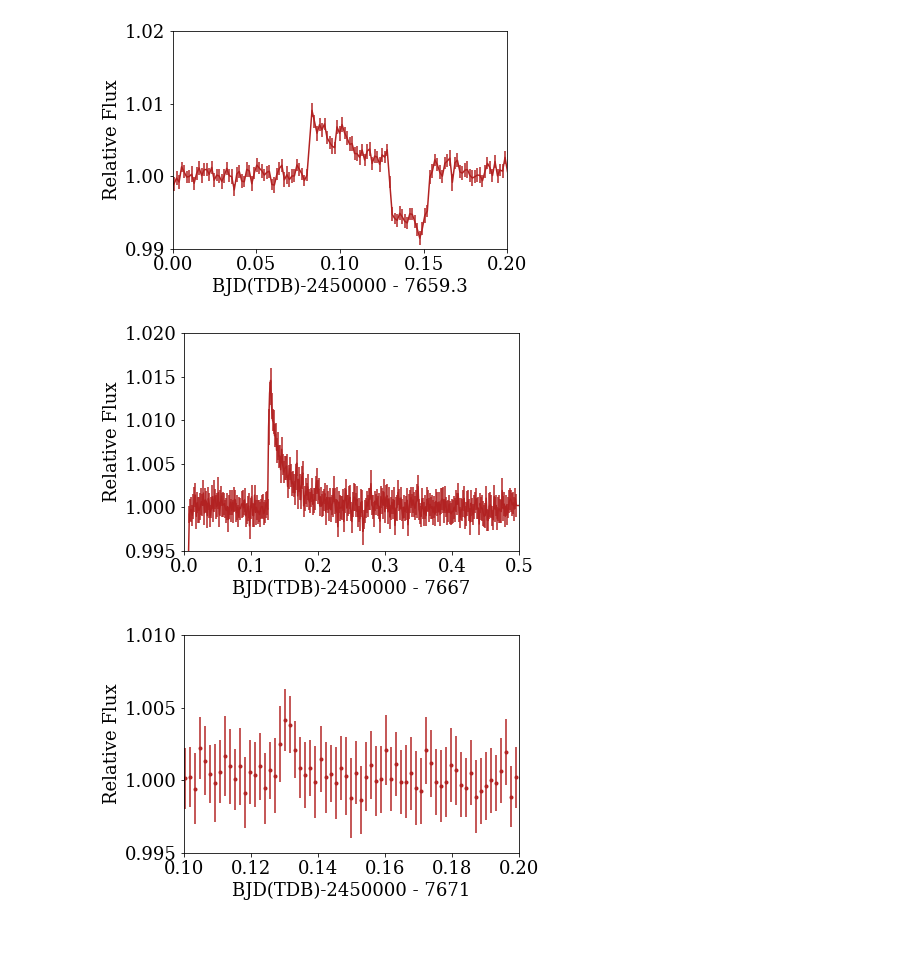
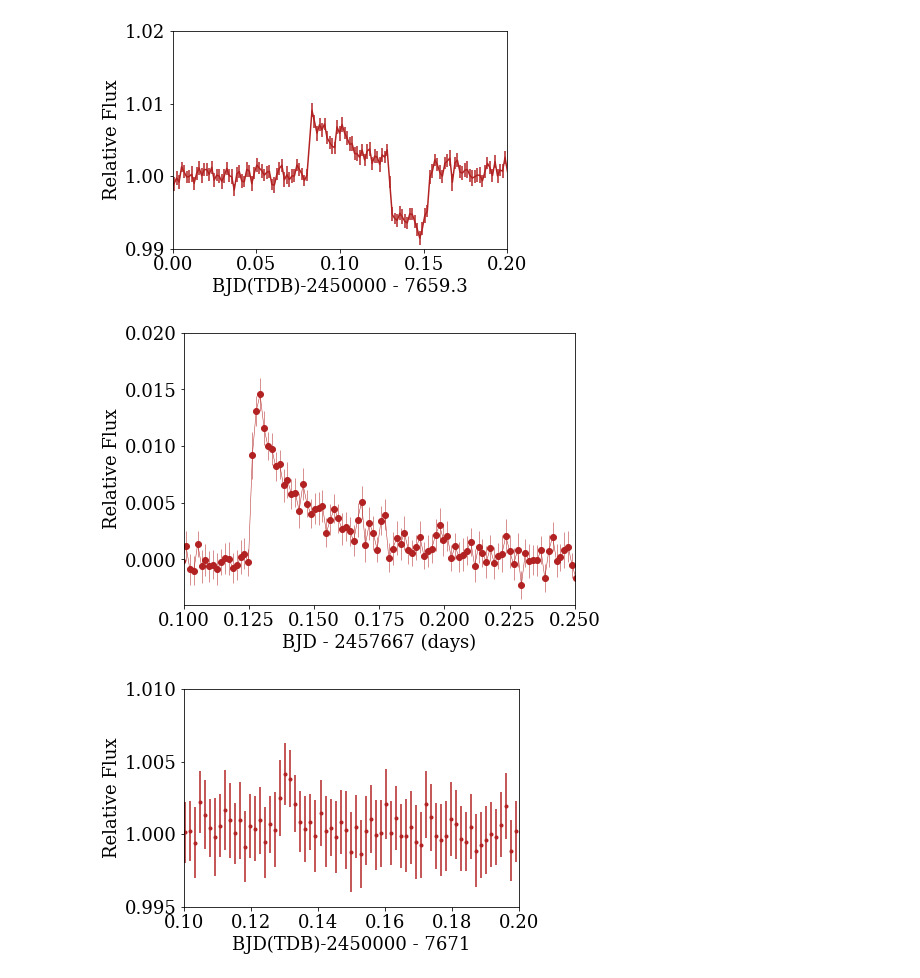
Before and after one commit to jradavenport/trappist1_IRflares, a Jupyter notebook: explore.ipynb, the cells around one changed output. Cells and saved outputs as stored; diff of their text form; code cells hidden in the pictures; blank space fills up the shorter version.

Commit message:
tweak figures

```diff
--- a/explore.ipynb
+++ b/explore.ipynb
@@ -42,14 +42,15 @@ plt.savefig('trappist1_flare2.png', dpi=150, bbox_inches='tight', pad_inches=0.2
 # %% [output]
 [figure]
 # %%
-plt.errorbar(df['time']-7667, df['flux'], df['error'], c='FireBrick');
-plt.xlim(0,.5);
-plt.ylim(.995,1.02);
-plt.xlabel('BJD(TDB)-2450000 - 7667');
+plt.figure(figsize=(7,5))
+plt.errorbar(df['time']-7667, df['flux']-1, df['error'], c='FireBrick', marker='o', lw=0.5);
+plt.xlim(0.1,.25);
+plt.ylim(-.004,.02);
+plt.xlabel('BJD - 2457667 (days)');
 plt.ylabel('Relative Flux');
-plt.savefig('trappist1_flare3.png', dpi=150, bbox_inches='tight', pad_inches=0.25)
+plt.savefig('trappist1_flare3.pdf', dpi=150, bbox_inches='tight', pad_inches=0.25)
 # %% [output]
-[figure, old version]
+[figure, new version]
 # %%
 # A 4th little flare
 plt.errorbar(df['time']-7671, df['flux'], df['error'], marker='.', linestyle='none', c='FireBrick');
```
Also changed, not shown: parts of 1 cell of this notebook, 1 other file.
